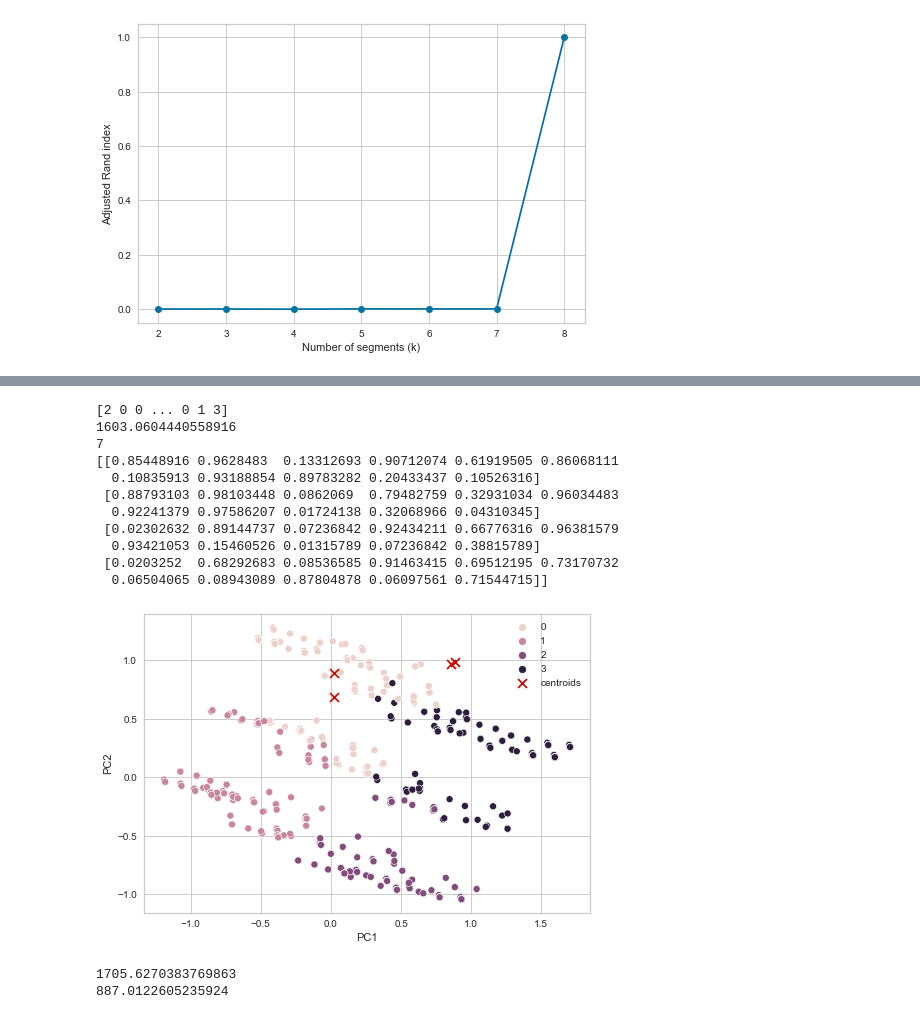
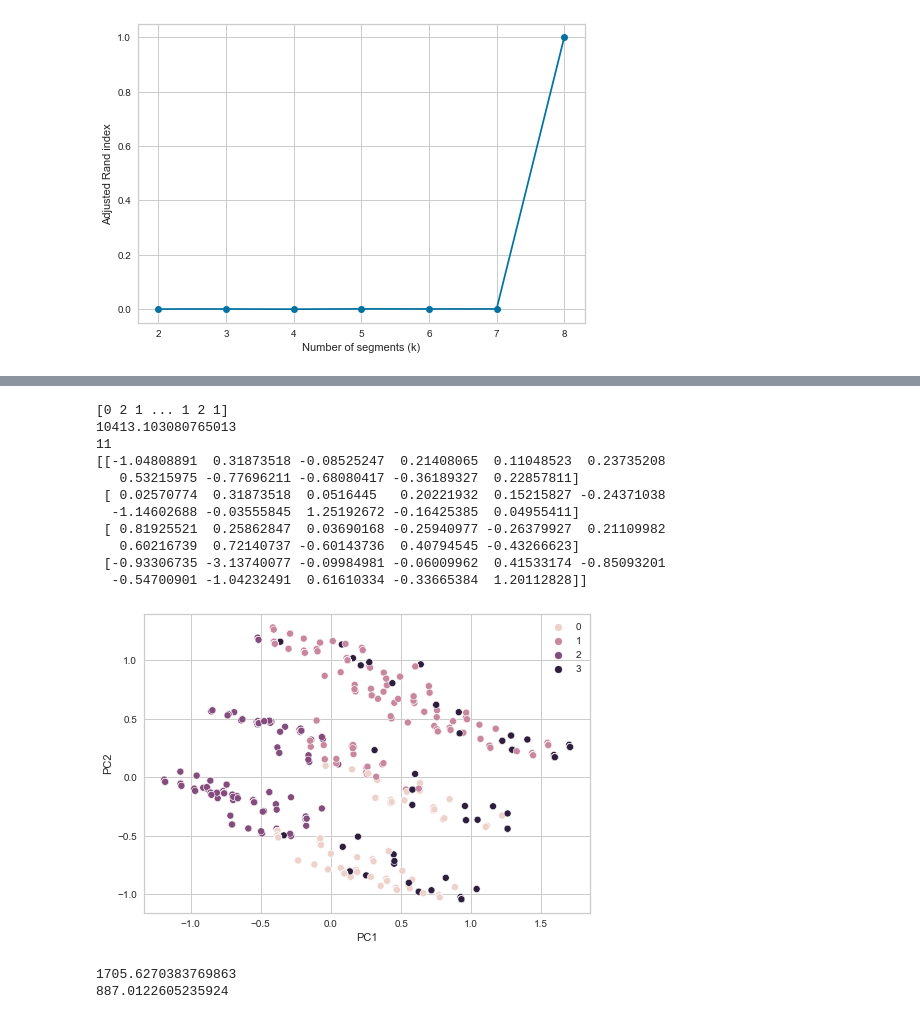
Before and after one commit to Bhatnagar621/McDCaseStudy, a Jupyter notebook: mcdonalds_CaseStudy.ipynb, the cells around one changed output, grey strips where cells are left out. Cells and saved outputs as stored; diff of their text form; code cells hidden in the pictures.

```diff
--- a/mcdonalds_CaseStudy.ipynb
+++ b/mcdonalds_CaseStudy.ipynb
@@ -70,7 +70,7 @@ from sklearn.decomposition import PCA
 
 MD_pca = PCA()
 pf = MD_pca.fit_transform(MD_x)
-
+pca_df = pd.DataFrame(pf, columns=['PC1', 'PC2', 'PC3', 'PC4', 'PC5', 'PC6','PC7','PC8','PC9','PC10','PC11'])
 # Accessing the summary of the PCA results
 summary = {
     'Standard deviation': MD_pca.explained_variance_ ** 0.5,
@@ -141,14 +162,18 @@ plt.show()
 # %%
 import numpy as np
 from sklearn.cluster import KMeans
+from sklearn.preprocessing import StandardScaler
 
-segment_numbers = range(1, 9)
+scaler = StandardScaler()
+MD_xs = scaler.fit_transform(MD_x)
+
+segment_numbers = range(2, 9)
 within_cluster_distances = []
 
 var = []
 for n_clusters in segment_numbers:
-    kmeans = KMeans(n_clusters=n_clusters, random_state=1234)
-    var = kmeans.fit(MD_x)
+    kmeans = KMeans(n_clusters=n_clusters, n_init=10, random_state=1234)
+    var = kmeans.fit(MD_xs)
     within_cluster_distances.append(kmeans.inertia_)
 
 plt.bar(segment_numbers, within_cluster_distances)
@@ -162,3 +187,7 @@ plt.show()
+# %%
+kmeans = KMeans(4)
+kmeans.fit_predict(MD_xs)
+pca_df_km = pd.concat([pca_df, pd.DataFrame({'cluster':kmeans.labels_})], axis=1)
 # %%
 from sklearn.utils import resample
 from sklearn.cluster import KMeans
@@ -178,11 +207,11 @@ for k in k_range:
         bootstrap_sample = resample(MD_x, n_samples=len(MD_x))
 
         # Perform clustering on the bootstrap sample
-        kmeans = KMeans(n_clusters=k)
-        kmeans.fit(bootstrap_sample)
+        Kmeans = KMeans(n_clusters=k)
+        Kmeans.fit(bootstrap_sample)
 
         # Store the clustering result
-        k_results.append(kmeans.labels_)
+        k_results.append(Kmeans.labels_)
 
     # Store the clustering results for this k
     cluster_results.append(k_results)
@@ -231,26 +258,25 @@ Kmeans=KMeans(n_clusters=4,init='k-means++',random_state=0).fit(MD_x)
 # %%
-df['cluster_num']=Kmeans.labels_
-print(Kmeans.labels_)
-print(Kmeans.inertia_)
-print(Kmeans.n_iter_)
-print(Kmeans.cluster_centers_)
-sns.scatterplot(data=pd.DataFrame(pf, columns=['PC{}'.format(i+1) for i in range(11)]), x='PC1',y='PC2',hue=Kmeans.labels_)
-plt.scatter(Kmeans.cluster_centers_[:,0],Kmeans.cluster_centers_[:,1],marker='x',c='r',s=80,label='centroids')
+
+print(kmeans.labels_)
+print(kmeans.inertia_)
+print(kmeans.n_iter_)
+print(kmeans.cluster_centers_)
+sns.scatterplot(data=pd.DataFrame(pca_df_km, columns=['PC{}'.format(i+1) for i in range(11)]), x='PC1',y='PC2',hue=kmeans.labels_)
 plt.legend()
 plt.show()
 # %% [output]
-[2 0 0 ... 0 1 3]
-1603.0604440558916
-7
-[[0.85448916 0.9628483  0.13312693 0.90712074 0.61919505 0.86068111
-  0.10835913 0.93188854 0.89783282 0.20433437 0.10526316]
- [0.88793103 0.98103448 0.0862069  0.79482759 0.32931034 0.96034483
-  0.92241379 0.97586207 0.01724138 0.32068966 0.04310345]
- [0.02302632 0.89144737 0.07236842 0.92434211 0.66776316 0.96381579
-  0.93421053 0.15460526 0.01315789 0.07236842 0.38815789]
- [0.0203252  0.68292683 0.08536585 0.91463415 0.69512195 0.73170732
-  0.06504065 0.08943089 0.87804878 0.06097561 0.71544715]]
+[0 2 1 ... 1 2 1]
+10413.103080765013
+11
+[[-1.04808891  0.31873518 -0.08525247  0.21408065  0.11048523  0.23735208
+   0.53215975 -0.77696211 -0.68080417 -0.36189327  0.22857811]
+ [ 0.02570774  0.31873518  0.0516445   0.20221932  0.15215827 -0.24371038
+  -1.14602688 -0.03555845  1.25192672 -0.16425385  0.04955411]
+ [ 0.81925521  0.25862847  0.03690168 -0.25940977 -0.26379927  0.21109982
+   0.60216739  0.72140737 -0.60143736  0.40794545 -0.43266623]
+ [-0.93306735 -3.13740077 -0.09984981 -0.06009962  0.41533174 -0.85093201
+  -0.54700901 -1.04232491  0.61610334 -0.33665384  1.20112828]]
-[figure, old version]
+[figure, new version]
 # %%
 from sklearn.discriminant_analysis import StandardScaler
 from sklearn.mixture import GaussianMixture
```
Also changed, not shown: parts of 18 cells of this notebook.
